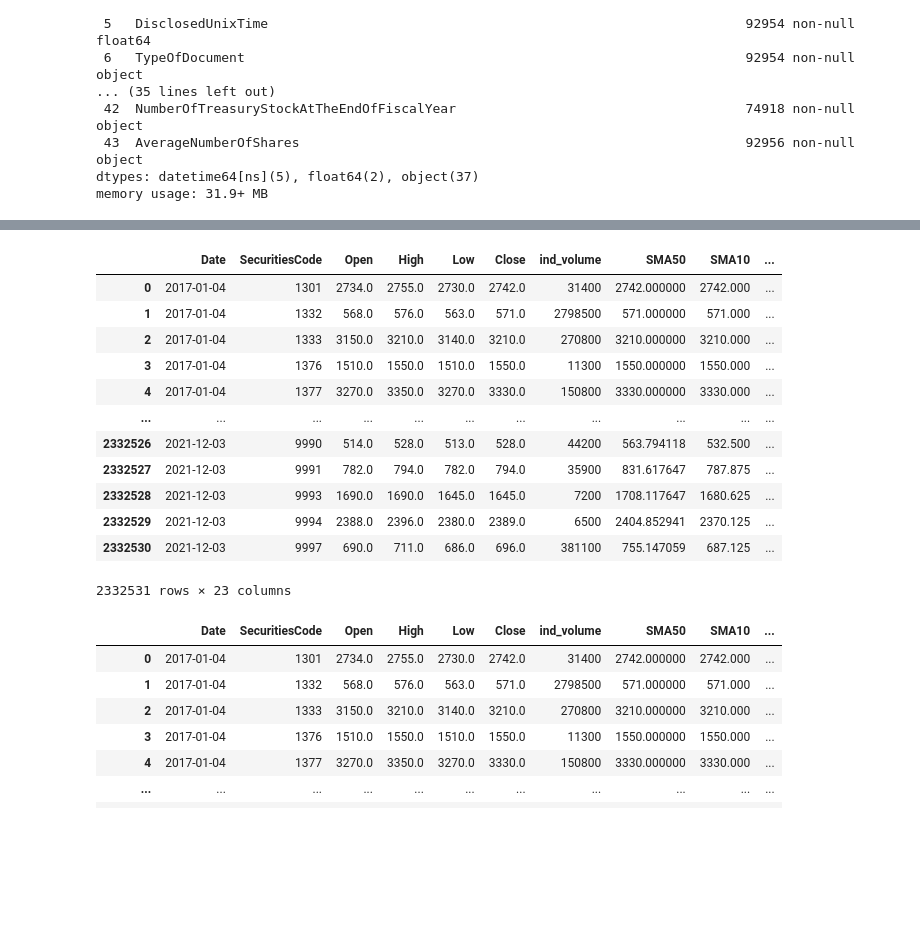
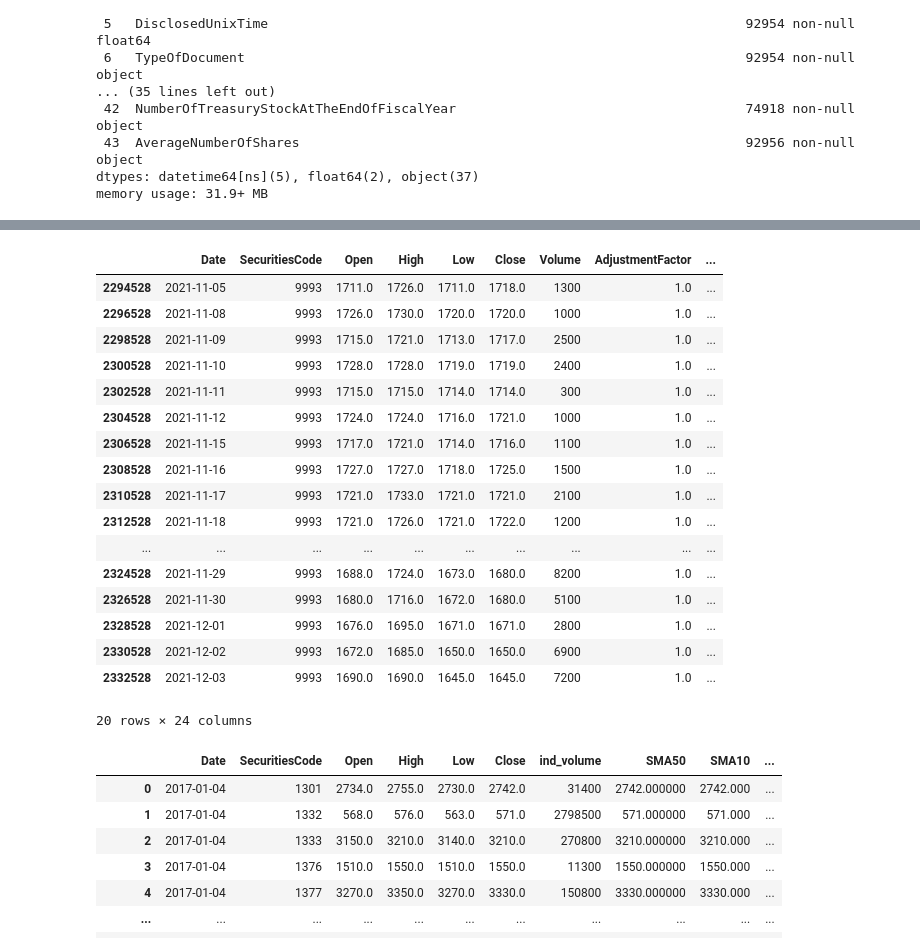
Before and after one commit to vasilyevdmitry14/JPX, a Jupyter notebook: main.ipynb, the cells around one changed output, grey strips where cells are left out. Drawn from its saved outputs; the diff is of its cells as text; code cells hidden in the pictures; blank space fills up the shorter version.

```diff
--- a/main.ipynb
+++ b/main.ipynb
@@ -174,6 +173,9 @@ stocks = np.array(stock_list_incl.index)
 multi_index = pd.MultiIndex.from_product([dates, stocks], names=['Date','SecuritiesCode'])
 final_full = multi_index.to_frame(index = False)
 final1 = final_full.merge(stock_prices.iloc[:,:9], how='inner', on=['Date','SecuritiesCode'])
-final1
+final1['AdjustmentFactor'] = final1.sort_values(by='Date').groupby('SecuritiesCode')['AdjustmentFactor'].shift(1)
+final1['AdjustmentFactor'] = final1.sort_values(by='Date').groupby('SecuritiesCode')['AdjustmentFactor'].bfill()
+
+final1[(final1.SecuritiesCode == 6861) & (final1.Date < '2017-02-01')]
 # %% [output]
 |  | Date | SecuritiesCode | Open | High | Low | Close | Volume | AdjustmentFactor | ... |
@@ -192,10 +198,10 @@ final1
 # %%
 #Скользящее среднее за 50 дней
-sma50 = final1.set_index('Date').groupby(['SecuritiesCode'])['Close'].rolling(window='50D').mean()
+sma50 = final1.set_index('Date').groupby(['SecuritiesCode'])['Close'].rolling(window=50,min_periods=1).mean()
 sma50.name = 'SMA50'
 final2 = final1.merge(sma50, how='left', left_on=['SecuritiesCode','Date'], right_index=True)
 #Скользящее среднее за 10 дней
-sma10 = final2.set_index('Date').groupby(['SecuritiesCode'])['Close'].rolling(window='10D').mean()
+sma10 = final2.set_index('Date').groupby(['SecuritiesCode'])['Close'].rolling(window=10,min_periods=1).mean()
 sma10.name = 'SMA10'
 final3 = final2.merge(sma10, how='left', left_on=['SecuritiesCode','Date'], right_index=True)
 #Относительная разница цен закрытия и скользящих средних
@@ -219,9 +225,10 @@ final3
 # %%
 #Доля объемов на акцию от общедневного объема торговли
-temp1 = final3.groupby('Date').agg('sum')['Volume']
-final3 = final3.rename(columns={'Volume': 'ind_volume'})
+final3['USDVol'] = final3['Volume'] * final3['Close']
+temp1 = final3.groupby('Date').agg('sum')['USDVol']
+final3 = final3.rename(columns={'USDVol': 'ind_volume'})
 final4 = final3.merge(temp1, how='left', left_on='Date', right_index=True)
-final4 = final4.rename(columns={'Volume': 'tot_volume'})
+final4 = final4.rename(columns={'USDVol': 'tot_volume'})
 final4['Volume_share'] = final4['ind_volume'] / final4['tot_volume']
 final4
 # %% [output]
@@ -243,7 +250,7 @@ final4
 #средняя линия уже есть, это SMA10
 #верхняя линия: средняя линия + (10 * стандартное отклонение цен закрытия за 10 дней)
 #нижняя линия: средняя линия - (10 * стандартное отклонение цен закрытия за 10 дней)
-sma10stdev = final4.set_index('Date').groupby(['SecuritiesCode'])['Close'].rolling(window='10D').std()
+sma10stdev = final4.set_index('Date').groupby(['SecuritiesCode'])['Close'].rolling(window=10,min_periods=1).std()
 sma10stdev.name = 'SD10'
 final5 = final4.merge(sma10stdev, how='left', left_on=['SecuritiesCode','Date'], right_index=True)
 final5['Upper_line'] = final5['SMA10'] + final5['SD10']
@@ -275,34 +276,41 @@ TypeError: Argument 'real' has incorrect type (expected numpy.ndarray, got Serie
 # %%
 #RSI
 #а) среднее значение последних 14 растущих дневных свечей
 #б) среднее значение последних 14 падающих дневных свечей
 #в) считаем RS: делим (а) на (б)
 #г) считаем RSI: 100-(100/(1+RS))
-final5["CloseUp"] = final5["Close"].where((final5["Close"] >= final5["Open"]), np.nan)
-final5["CloseDown"] = final5["Close"].where((final5["Close"] <= final5["Open"]), np.nan)
 
-last14up = final5.set_index('Date').groupby(['SecuritiesCode'])['CloseUp'].rolling(window=14, min_periods=1).mean()
+last14up = final5[final5["Close"] > final5["Open"]].set_index('Date').groupby(['SecuritiesCode'])['Close'].rolling(window=14, min_periods=1).mean()
 last14up.name = 'SMA14UP'
 final6 = final5.merge(last14up, how='left', left_on=['SecuritiesCode','Date'], right_index=True)
-last14down = final6.set_index('Date').groupby(['SecuritiesCode'])['CloseDown'].rolling(window=14, min_periods=1).mean()
+final6['SMA14UP'] = final6.sort_values(by='Date').groupby(['SecuritiesCode'])['SMA14UP'].fillna(method='ffill')
+last14down = final6[final6["Close"] < final6["Open"]].set_index('Date').groupby(['SecuritiesCode'])['Close'].rolling(window=14, min_periods=1).mean()
 last14down.name = 'SMA14DOWN'
 final7 = final6.merge(last14down, how='left', left_on=['SecuritiesCode','Date'], right_index=True)
+final7['SMA14DOWN'] = final7.sort_values(by='Date').groupby(['SecuritiesCode'])['SMA14DOWN'].fillna(method='ffill')
 final7['RSI'] = (100-(100/(1+(final7.SMA14UP / final7.SMA14DOWN))))/100
 final7
+final7[final7.SecuritiesCode == 9993].tail(20)
+#last14up[9993].tail(20)
 # %% [output]
-|  | Date | SecuritiesCode | Open | High | Low | Close | ind_volume | SMA50 | SMA10 | ... |
-| 0 | 2017-01-04 | 1301 | 2734.0 | 2755.0 | 2730.0 | 2742.0 | 31400 | 2742.000000 | 2742.000 | ... |
-| 1 | 2017-01-04 | 1332 | 568.0 | 576.0 | 563.0 | 571.0 | 2798500 | 571.000000 | 571.000 | ... |
-| 2 | 2017-01-04 | 1333 | 3150.0 | 3210.0 | 3140.0 | 3210.0 | 270800 | 3210.000000 | 3210.000 | ... |
-| 3 | 2017-01-04 | 1376 | 1510.0 | 1550.0 | 1510.0 | 1550.0 | 11300 | 1550.000000 | 1550.000 | ... |
-| 4 | 2017-01-04 | 1377 | 3270.0 | 3350.0 | 3270.0 | 3330.0 | 150800 | 3330.000000 | 3330.000 | ... |
-| ... | ... | ... | ... | ... | ... | ... | ... | ... | ... | ... |
-| 2332526 | 2021-12-03 | 9990 | 514.0 | 528.0 | 513.0 | 528.0 | 44200 | 563.794118 | 532.500 | ... |
-| 2332527 | 2021-12-03 | 9991 | 782.0 | 794.0 | 782.0 | 794.0 | 35900 | 831.617647 | 787.875 | ... |
-| 2332528 | 2021-12-03 | 9993 | 1690.0 | 1690.0 | 1645.0 | 1645.0 | 7200 | 1708.117647 | 1680.625 | ... |
-| 2332529 | 2021-12-03 | 9994 | 2388.0 | 2396.0 | 2380.0 | 2389.0 | 6500 | 2404.852941 | 2370.125 | ... |
-| 2332530 | 2021-12-03 | 9997 | 690.0 | 711.0 | 686.0 | 696.0 | 381100 | 755.147059 | 687.125 | ... |
+|  | Date | SecuritiesCode | Open | High | Low | Close | Volume | AdjustmentFactor | ... |
+| 2294528 | 2021-11-05 | 9993 | 1711.0 | 1726.0 | 1711.0 | 1718.0 | 1300 | 1.0 | ... |
+| 2296528 | 2021-11-08 | 9993 | 1726.0 | 1730.0 | 1720.0 | 1720.0 | 1000 | 1.0 | ... |
+| 2298528 | 2021-11-09 | 9993 | 1715.0 | 1721.0 | 1713.0 | 1717.0 | 2500 | 1.0 | ... |
+| 2300528 | 2021-11-10 | 9993 | 1728.0 | 1728.0 | 1719.0 | 1719.0 | 2400 | 1.0 | ... |
+| 2302528 | 2021-11-11 | 9993 | 1715.0 | 1715.0 | 1714.0 | 1714.0 | 300 | 1.0 | ... |
+| 2304528 | 2021-11-12 | 9993 | 1724.0 | 1724.0 | 1716.0 | 1721.0 | 1000 | 1.0 | ... |
+| 2306528 | 2021-11-15 | 9993 | 1717.0 | 1721.0 | 1714.0 | 1716.0 | 1100 | 1.0 | ... |
+| 2308528 | 2021-11-16 | 9993 | 1727.0 | 1727.0 | 1718.0 | 1725.0 | 1500 | 1.0 | ... |
+| 2310528 | 2021-11-17 | 9993 | 1721.0 | 1733.0 | 1721.0 | 1721.0 | 2100 | 1.0 | ... |
+| 2312528 | 2021-11-18 | 9993 | 1721.0 | 1726.0 | 1721.0 | 1722.0 | 1200 | 1.0 | ... |
+| ... | ... | ... | ... | ... | ... | ... | ... | ... | ... |
+| 2324528 | 2021-11-29 | 9993 | 1688.0 | 1724.0 | 1673.0 | 1680.0 | 8200 | 1.0 | ... |
+| 2326528 | 2021-11-30 | 9993 | 1680.0 | 1716.0 | 1672.0 | 1680.0 | 5100 | 1.0 | ... |
+| 2328528 | 2021-12-01 | 9993 | 1676.0 | 1695.0 | 1671.0 | 1671.0 | 2800 | 1.0 | ... |
+| 2330528 | 2021-12-02 | 9993 | 1672.0 | 1685.0 | 1650.0 | 1650.0 | 6900 | 1.0 | ... |
+| 2332528 | 2021-12-03 | 9993 | 1690.0 | 1690.0 | 1645.0 | 1645.0 | 7200 | 1.0 | ... |
-2332531 rows × 23 columns
+20 rows × 24 columns
 # %%
 #Стохастический
 #а) k = (цена закрытия - мин. цена дня)/(макс. цена дня - мин. цена дня)
```
Also changed, not shown: parts of 6 cells of this notebook.
